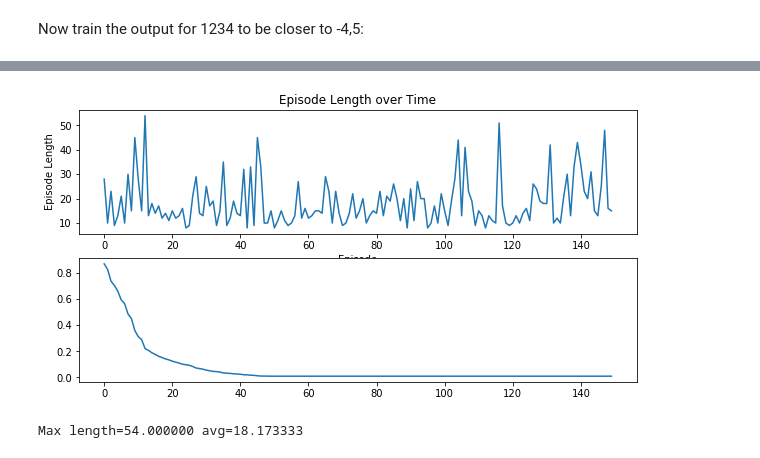
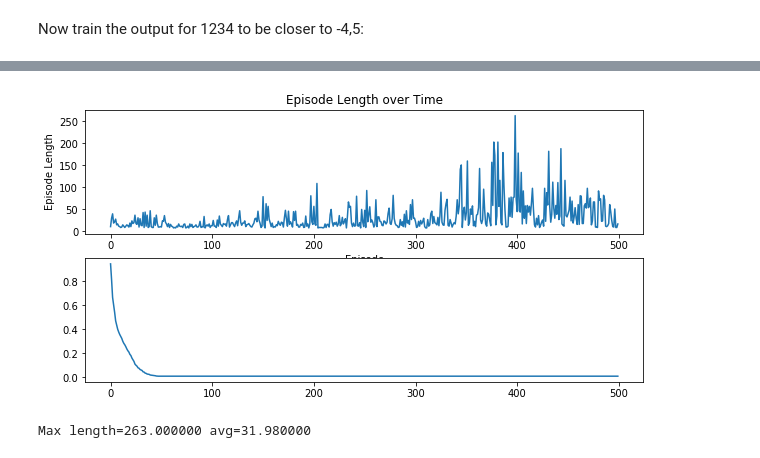
Before and after one commit to unoti/ai-gym-experiments, a Jupyter notebook: 5-CartPole-3.ipynb, the cells around one changed output, grey strips where cells are left out. Saved outputs shown, nothing was run; the diff lists cells and outputs as text; code cells hidden in the pictures.

```diff
--- a/5-CartPole-3.ipynb
+++ b/5-CartPole-3.ipynb
@@ -180,5 +203,5 @@ class QLearningPolicy:
         pass
 # %%
 agent = Agent(env, QLearningPolicy(env))
-agent.train(episodes=150)
+agent.train(episodes=500)
 # %% [output]
@@ -185,2 +209,2 @@ agent.train(episodes=150)
-[figure, old version]
+[figure, new version]
-Max length=54.000000 avg=18.173333
+Max length=263.000000 avg=31.980000
```
Also changed, not shown: parts of 9 cells of this notebook.
